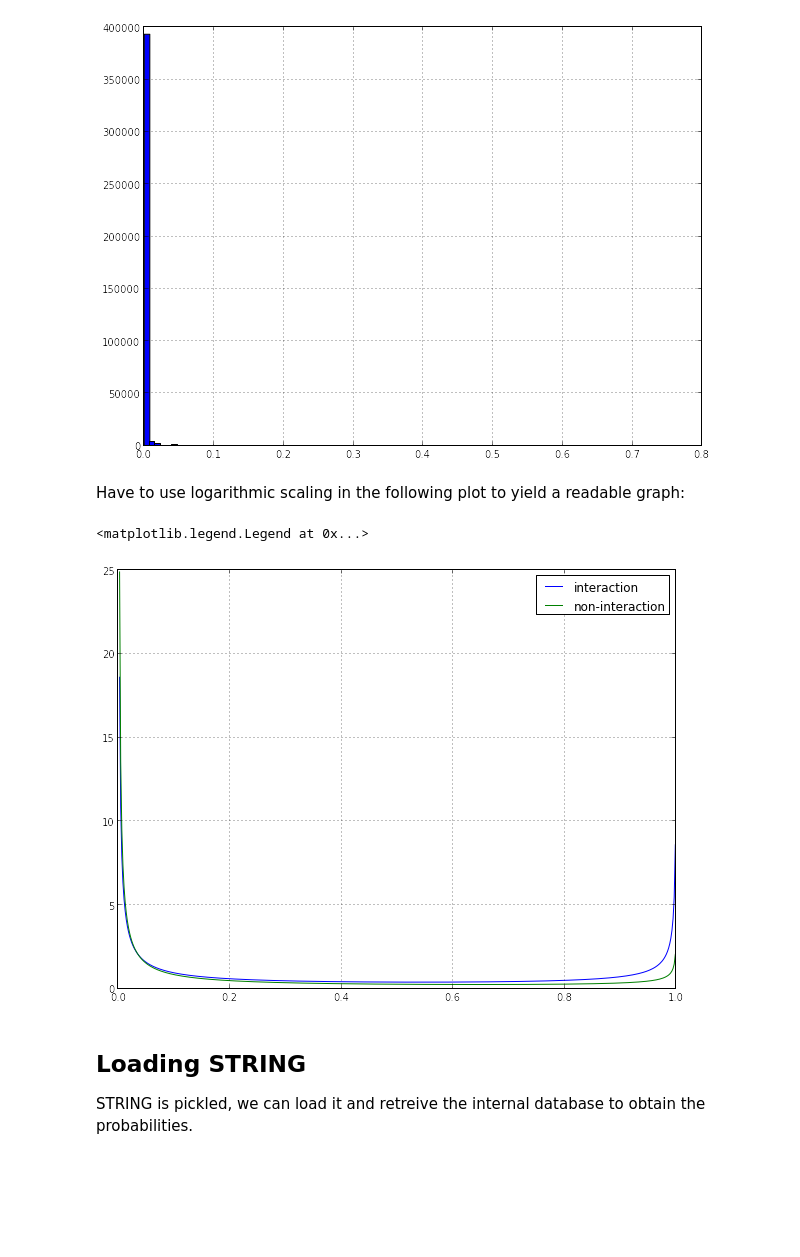
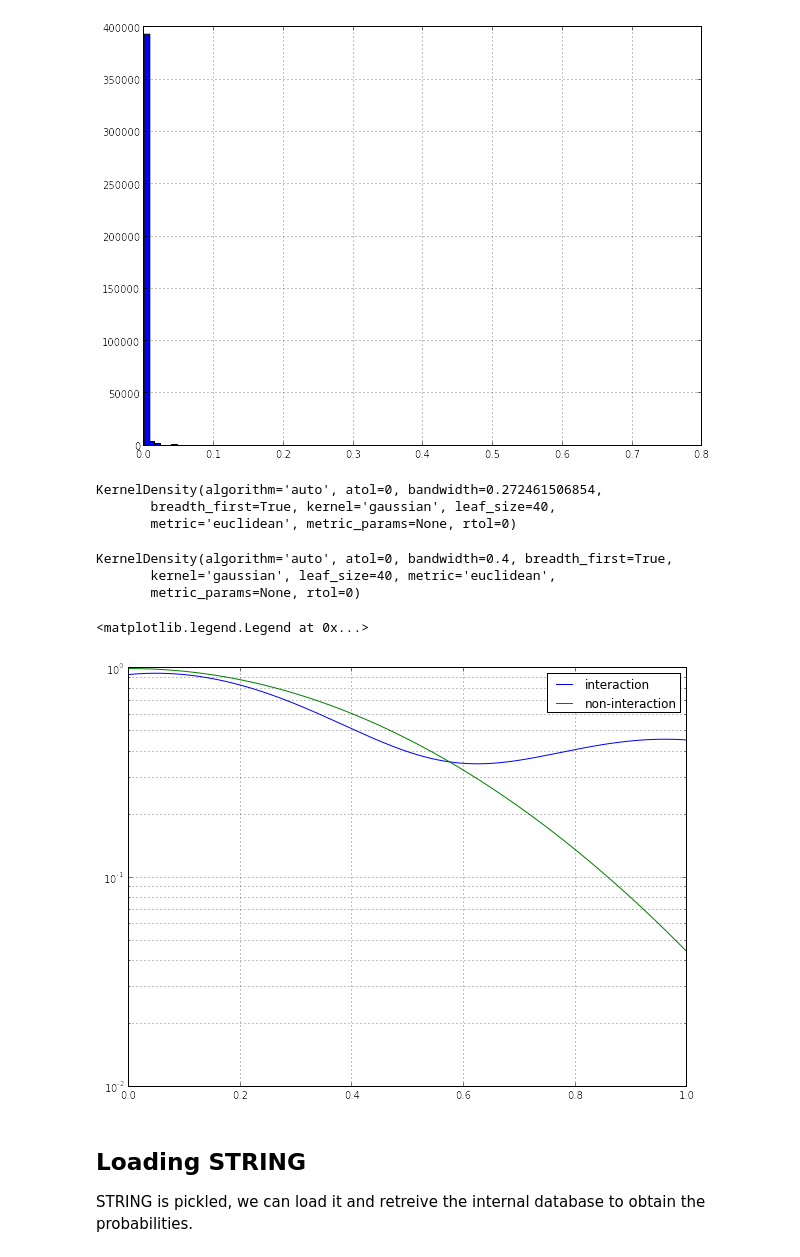
Before and after one commit to gngdb/opencast-bio, a Jupyter notebook: notebooks/Bayesian updating of pulldown interactions.ipynb, the cells around one changed output. Drawn from its saved outputs; the diff is of its cells as text; code cells hidden in the pictures; blank space fills up the shorter version.

```diff
--- a/notebooks/Bayesian updating of pulldown interactions.ipynb
+++ b/notebooks/Bayesian updating of pulldown interactions.ipynb
@@ -91,9 +58,27 @@ b0 = scipy.stats.beta.pdf(x,alpha_0,beta_0)
-# %% [markdown]
-Have to use logarithmic scaling in the following plot to yield a readable graph:
+# %%
+def scotts_factor(X):
+    """Only for 1d data"""
+    return float(len(X))**(-1./(5))
+# %%
+kernel_1 = sklearn.neighbors.KernelDensity(bandwidth=scotts_factor(samples[1][:,1]))
+kernel_1.fit(samples[1][:,1][:, np.newaxis])
+# %% [output]
+KernelDensity(algorithm='auto', atol=0, bandwidth=0.272461506854,
+       breadth_first=True, kernel='gaussian', leaf_size=40,
+       metric='euclidean', metric_params=None, rtol=0)
+# %%
+# high bandwidth for smooth distribution
+kernel_0 = sklearn.neighbors.KernelDensity(bandwidth=0.4)
+kernel_0.fit(samples[0][:,1][:, np.newaxis])
+# %% [output]
+KernelDensity(algorithm='auto', atol=0, bandwidth=0.4, breadth_first=True,
+       kernel='gaussian', leaf_size=40, metric='euclidean',
+       metric_params=None, rtol=0)
 # %%
-plot(x,b1,label="interaction")
-plot(x,b0,label="non-interaction")
+plot(x,exp(kernel_1.score_samples(x[:, np.newaxis])),label="interaction")
+plot(x,exp(kernel_0.score_samples(x[:, np.newaxis])),label="non-interaction")
+yscale('log')
 legend(loc=0)
 # %% [output]
 <matplotlib.legend.Legend at 0x...>
-[figure, old version]
+[figure, new version]
```
Also changed, not shown: parts of 34 cells of this notebook.
